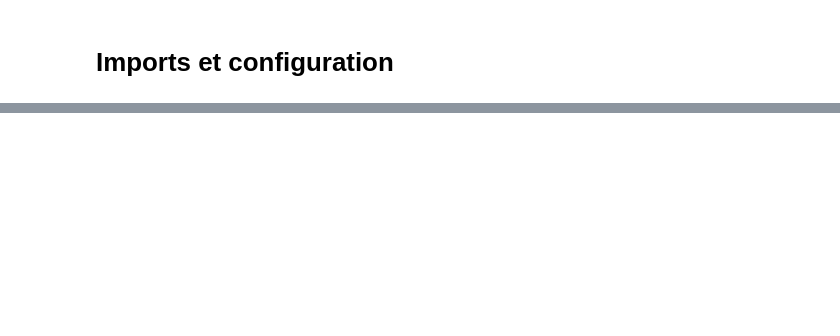
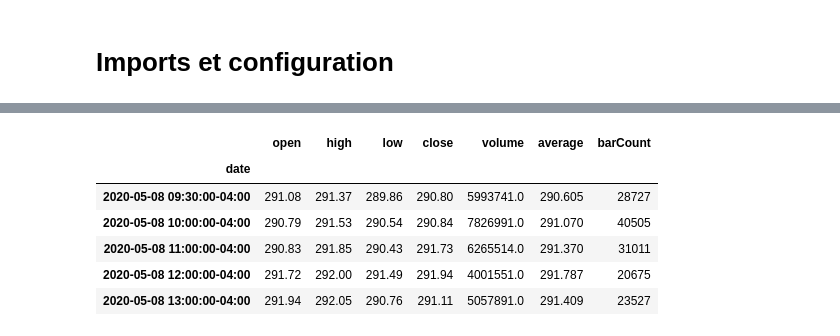
Before and after one commit to qu4ant/YouTube, a Jupyter notebook: 2026/04_ibkr_data/Interactive Brokers_historical_data.ipynb, the cells around one changed output, grey strips where cells are left out. Saved outputs shown, nothing was run; the diff lists cells and outputs as text; code cells hidden in the pictures; blank space fills up the shorter version.

```diff
--- a/2026/04_ibkr_data/Interactive Brokers_historical_data.ipynb
+++ b/2026/04_ibkr_data/Interactive Brokers_historical_data.ipynb
@@ -75,0 +298,30 @@ ib.disconnect()
+# %%
+all_bars = []
+current_end = end_dt
+chunk_num = 0
+
+while current_end > start_dt:
+    chunk_num += 1
+    end_str = current_end.strftime('%Y%m%d-%H:%M:%S')
+
+    bars = ib.reqHistoricalData(
+        contract,
+        endDateTime=end_str,
+        durationStr=f'{chunk_days} D',
+        barSizeSetting=bar_size,
+        whatToShow='TRADES',  # prix d'exécution réels (alternatives : MIDPOINT, BID, ASK, BID_ASK)
+        useRTH=True  # Regular Trading Hours only (exclut pre/post-market)
+    )
+
+    if not bars:
+        print(f"  Chunk {chunk_num} : aucune donnée, arrêt.")
+        break
+
+    all_bars = bars + all_bars  # prepend (ordre chronologique)
+    print(f"  Chunk {chunk_num} OK — {len(bars)} barres — {bars[0].date} → {bars[-1].date}")
+
+    # Reculer à la première barre reçue (strip tz pour rester naive comme start_dt)
+    current_end = bars[0].date.replace(tzinfo=None)
+
+    # Respect pacing IBKR (max 6 req / 2 sec)
+    time.sleep(2)
@@ -75,0 +349,10 @@ ib.disconnect()
+# %%
+df_intraday.head()
+# %% [output]
+|  | open | high | low | close | volume | average | barCount |
+| date |  |  |  |  |  |  |  |
+| 2020-05-08 09:30:00-04:00 | 291.08 | 291.37 | 289.86 | 290.80 | 5993741.0 | 290.605 | 28727 |
+| 2020-05-08 10:00:00-04:00 | 290.79 | 291.53 | 290.54 | 290.84 | 7826991.0 | 291.070 | 40505 |
+| 2020-05-08 11:00:00-04:00 | 290.83 | 291.85 | 290.43 | 291.73 | 6265514.0 | 291.370 | 31011 |
+| 2020-05-08 12:00:00-04:00 | 291.72 | 292.00 | 291.49 | 291.94 | 4001551.0 | 291.787 | 20675 |
+| 2020-05-08 13:00:00-04:00 | 291.94 | 292.05 | 290.76 | 291.11 | 5057891.0 | 291.409 | 23527 |
```
Also changed, not shown: parts of 23 cells of this notebook, 1 other file.
